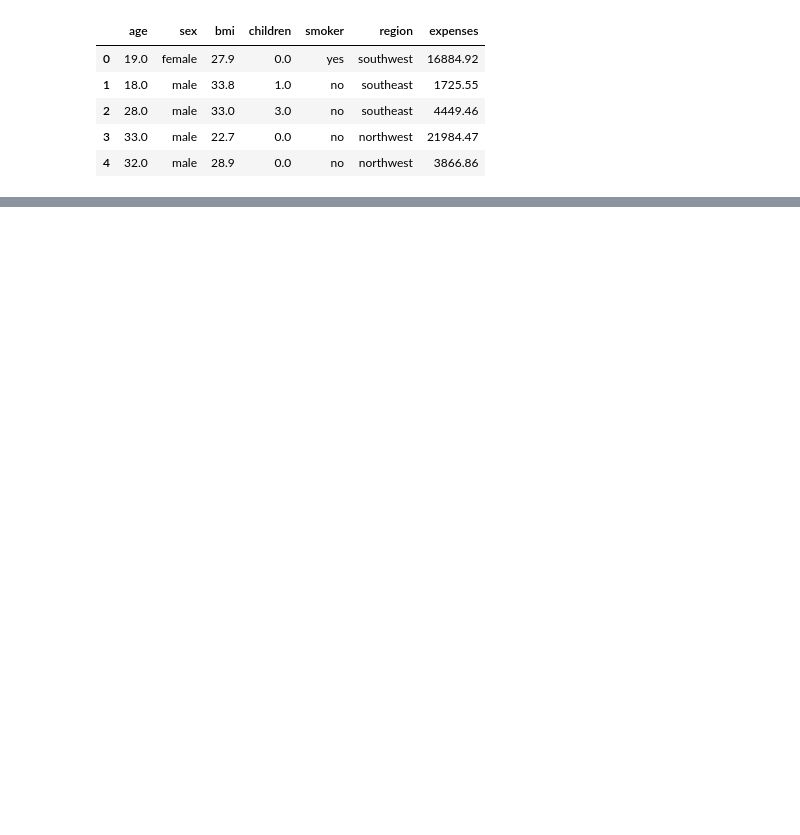
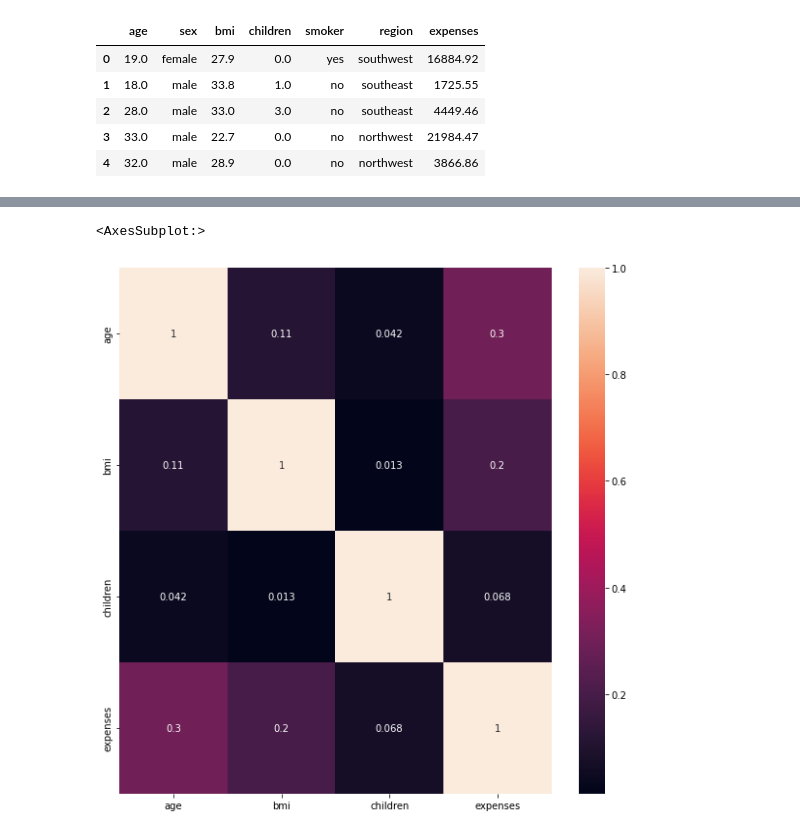
Before and after one commit to walidsharaar/Realtime-Predictions, a Jupyter notebook: Realtime Prediction.ipynb, the cells around one changed output, grey strips where cells are left out. Saved outputs shown, nothing was run; the diff lists cells and outputs as text; code cells hidden in the pictures; blank space fills up the shorter version.

```diff
--- a/Realtime Prediction.ipynb
+++ b/Realtime Prediction.ipynb
@@ -20,0 +42,10 @@ data.head()
+# %%
+#check the feature correlations
+
+fig, ax = plt.subplots(figsize=(10,10))
+
+corr = data.corr()
+sns.heatmap(corr,annot=True, ax=ax)
+# %% [output]
+<AxesSubplot:>
+[figure, added]
```
Also changed, not shown: parts of 41 cells of this notebook.
